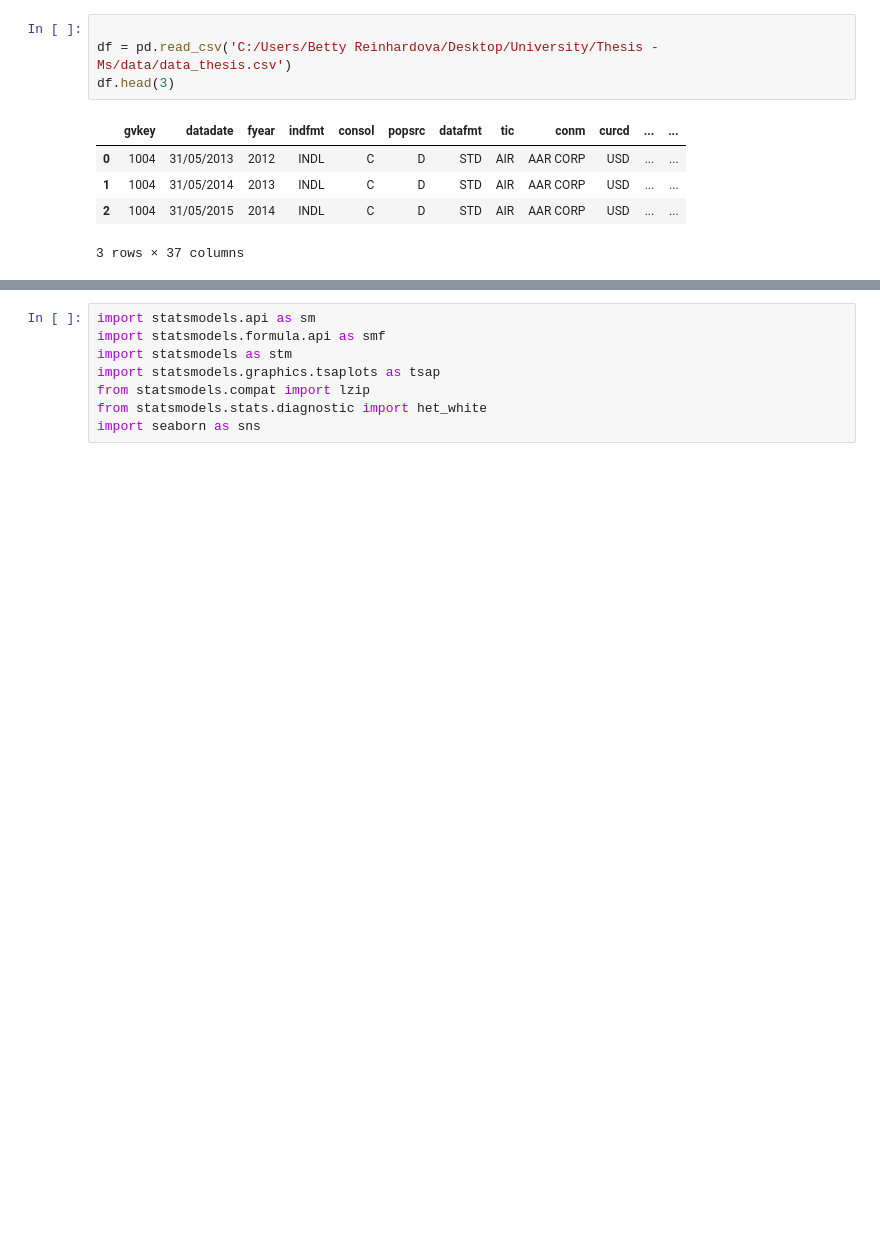
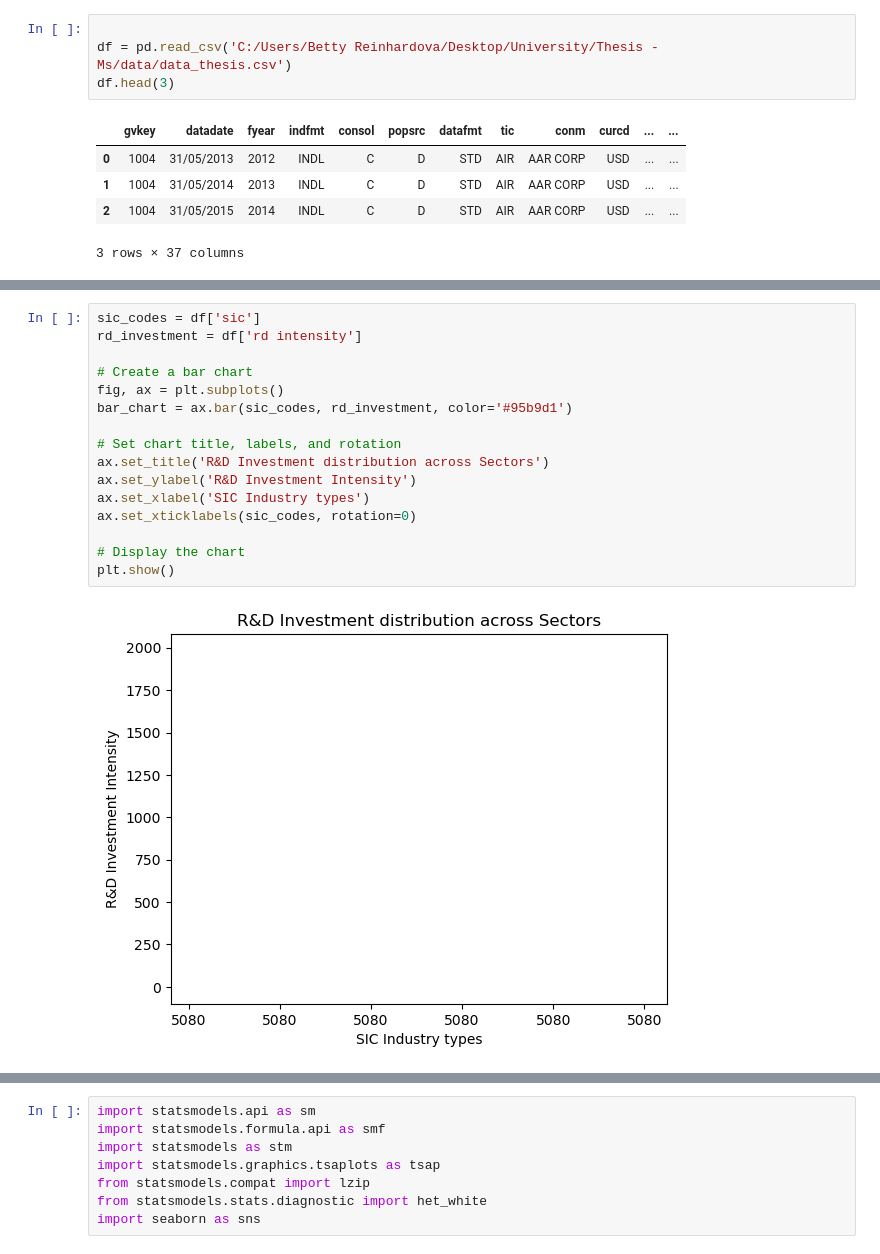
Before and after one commit to Betty099/thesis_data, a Jupyter notebook: thesis.ipynb, the cells around one changed output, grey strips where cells are left out. Cells and saved outputs as stored; diff of their text form; blank space fills up the shorter version.

```diff
--- a/thesis.ipynb
+++ b/thesis.ipynb
@@ -226,0 +226,18 @@ KeyError: 'financial distress prob'
+# %%
+sic_codes = df['sic']
+rd_investment = df['rd intensity']
+
+# Create a bar chart
+fig, ax = plt.subplots()
+bar_chart = ax.bar(sic_codes, rd_investment, color='#95b9d1')
+
+# Set chart title, labels, and rotation
+ax.set_title('R&D Investment distribution across Sectors')
+ax.set_ylabel('R&D Investment Intensity')
+ax.set_xlabel('SIC Industry types')
+ax.set_xticklabels(sic_codes, rotation=0)
+
+# Display the chart
+plt.show()
+# %% [output]
+[figure, added]
```
Also changed, not shown: parts of 15 cells of this notebook, 2 other files.
